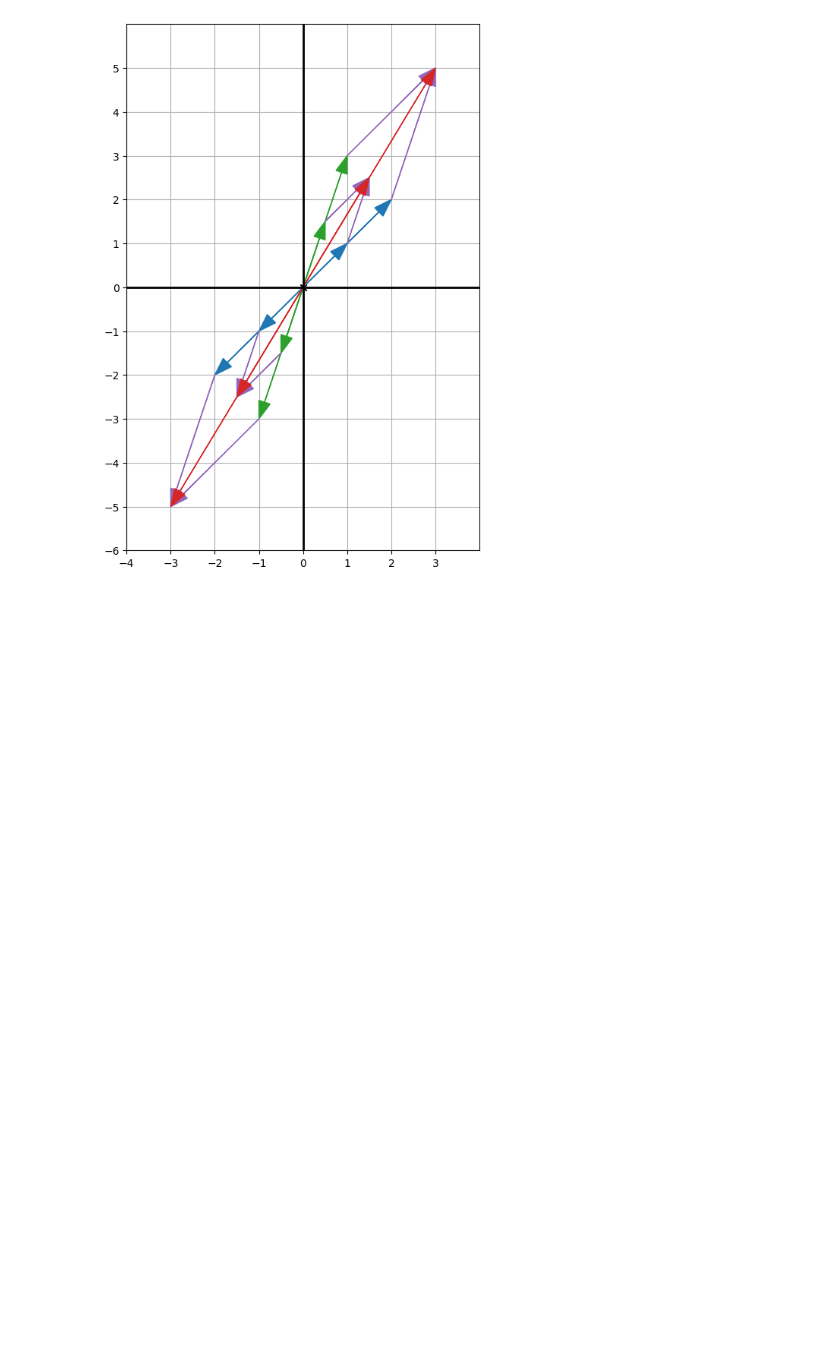
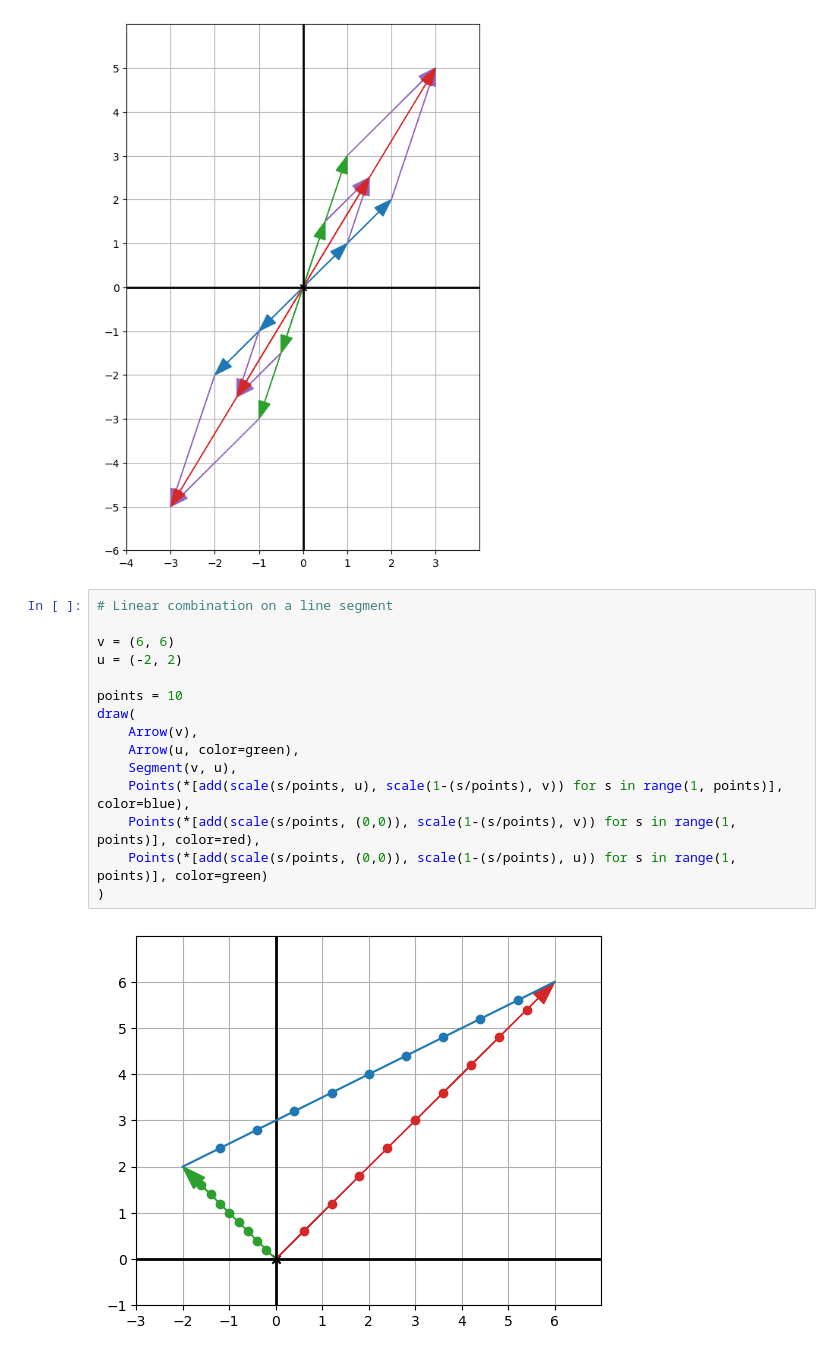
Before and after one commit to quinnphil/math-for-programmers, a Jupyter notebook: C04/C04 - Transforming vectors and graphics.ipynb, the cells around one changed output. Drawn from its saved outputs; the diff is of its cells as text; blank space fills up the shorter version.

```diff
--- a/C04/C04 - Transforming vectors and graphics.ipynb
+++ b/C04/C04 - Transforming vectors and graphics.ipynb
@@ -188,3 +188,20 @@ draw(
 )
 # %% [output]
 [figure]
+# %%
+# Linear combination on a line segment
+
+v = (6, 6)
+u = (-2, 2)
+
+points = 10
+draw(
+    Arrow(v),
+    Arrow(u, color=green),
+    Segment(v, u),
+    Points(*[add(scale(s/points, u), scale(1-(s/points), v)) for s in range(1, points)], color=blue),
+    Points(*[add(scale(s/points, (0,0)), scale(1-(s/points), v)) for s in range(1, points)], color=red),
+    Points(*[add(scale(s/points, (0,0)), scale(1-(s/points), u)) for s in range(1, points)], color=green)
+)
+# %% [output]
+[figure, added]
```
Also changed, not shown: parts of 7 cells of this notebook, 3 other files.
